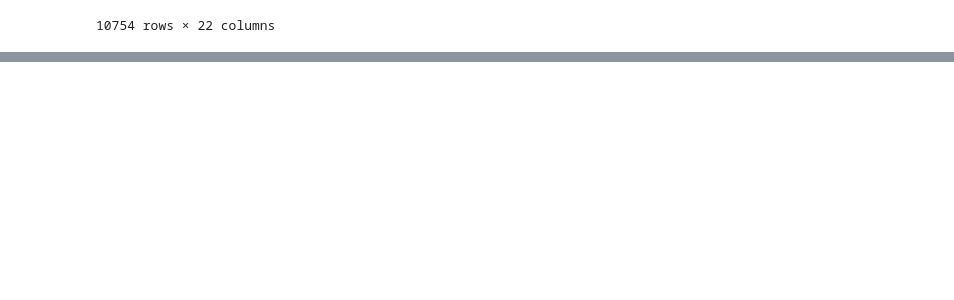
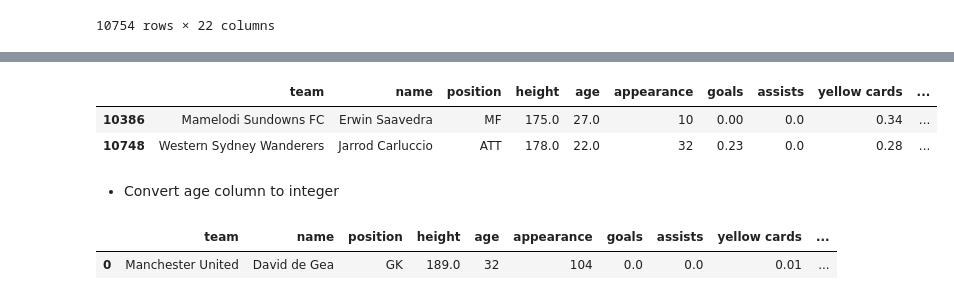
Before and after one commit to Josepdmo/Mini-Project-ML, a Jupyter notebook: Exploratory.ipynb, the cells around one changed output, grey strips where cells are left out. Saved outputs shown, nothing was run; the diff lists cells and outputs as text; code cells hidden in the pictures; blank space fills up the shorter version.

```diff
--- a/Exploratory.ipynb
+++ b/Exploratory.ipynb
@@ -4,5 +5,5 @@ import numpy as np
 # %%
-df = pd.read_csv("final_data.csv")
+df = pd.read_csv("C:\\Users\\USER\\Downloads\\final_data.csv\\final_data.csv")
 df
 # %% [output]
 |  | player | team | name | position | height | age | appearance | goals | assists | yellow cards | ... |
@@ -20,0 +69,3 @@ df
+# %%
+#round everything to 2 decimal places
+df = df.round(2)
@@ -20,0 +98,8 @@ df
+# %%
+df.sample(2)
+# %% [output]
+|  | team | name | position | height | age | appearance | goals | assists | yellow cards | ... |
+| 10386 | Mamelodi Sundowns FC | Erwin Saavedra | MF | 175.0 | 27.0 | 10 | 0.00 | 0.0 | 0.34 | ... |
+| 10748 | Western Sydney Wanderers | Jarrod Carluccio | ATT | 178.0 | 22.0 | 32 | 0.23 | 0.0 | 0.28 | ... |
+# %% [markdown]
+- Convert age column to integer
@@ -20,0 +109,5 @@ df
+# %%
+df.head(1)
+# %% [output]
+|  | team | name | position | height | age | appearance | goals | assists | yellow cards | ... |
+| 0 | Manchester United | David de Gea | GK | 189.0 | 32 | 104 | 0.0 | 0.0 | 0.01 | ... |
```
Also changed, not shown: parts of 16 cells of this notebook, 1 other file.
